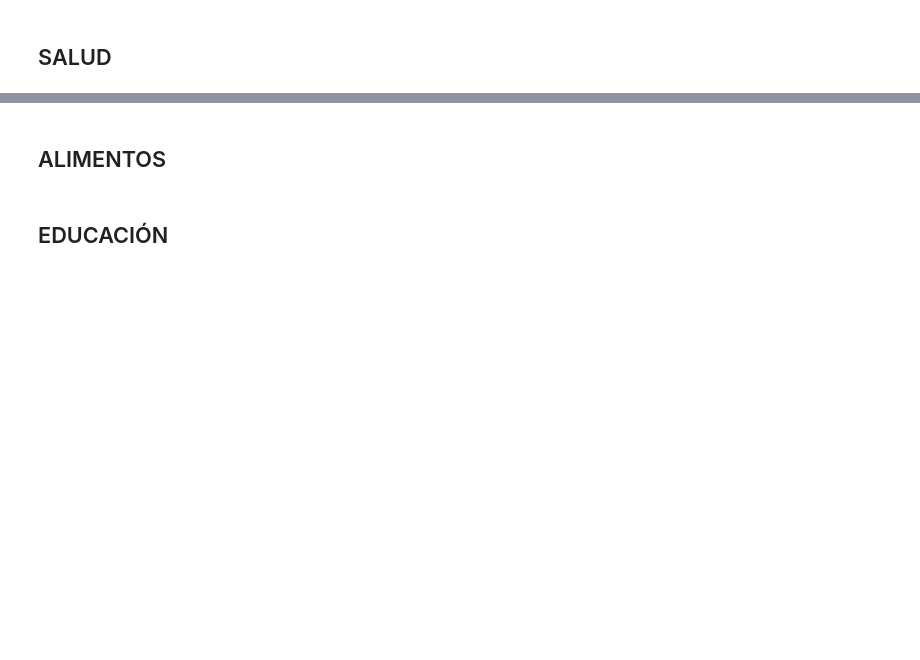
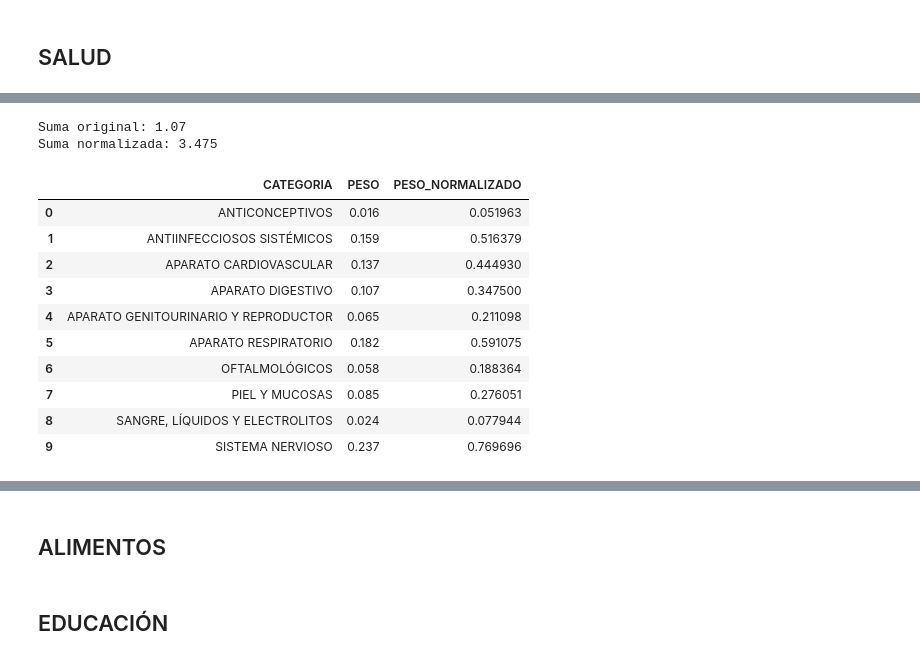
Before and after one commit to jhersoncueva/PEU_INEI_Proyecto_Integrador_IPC, a Jupyter notebook: ipc-webscraping/merge_base100.ipynb, the cells around one changed output, grey strips where cells are left out. Drawn from its saved outputs; the diff is of its cells as text; code cells hidden in the pictures; blank space fills up the shorter version.

```diff
--- a/ipc-webscraping/merge_base100.ipynb
+++ b/ipc-webscraping/merge_base100.ipynb
@@ -55,0 +8,15 @@ vector_final.plot()
+# %%
+dir_input = Path("data/base100/")
+ipc_file = dir_input / "base_salud.xlsx"
+
+PESO_TOTAL = 3.475   # Peso total oficial de la división Salud
+# %%
+df_ipc = pd.read_excel(ipc_file)
+df_ipc.columns = df_ipc.columns.str.upper()
+
+# Lista de categorías tal como aparecen en el archivo
+categorias = df_ipc["CATEGORIA"].tolist()
+
+print("Categorías detectadas:")
+for i, c in enumerate(categorias):
+    print(i + 1, c)
@@ -55,0 +48,31 @@ vector_final.plot()
+# %%
+# NORMALIZACIÓN (1ra normalización)
+suma_original = sum(pesos_manual)
+factor = PESO_TOTAL / suma_original
+pesos_norm = [p * factor for p in pesos_manual]
+
+print("\nSuma original:", suma_original)
+print("Suma normalizada:", sum(pesos_norm))
+
+# Mostrar tabla de pesos normalizados
+df_pesos = pd.DataFrame({
+    "CATEGORIA": categorias,
+    "PESO": pesos_manual,
+    "PESO_NORMALIZADO": pesos_norm
+})
+
+display(df_pesos)
+# %% [output]
+Suma original: 1.07
+Suma normalizada: 3.475
+|  | CATEGORIA | PESO | PESO_NORMALIZADO |
+| 0 | ANTICONCEPTIVOS | 0.016 | 0.051963 |
+| 1 | ANTIINFECCIOSOS SISTÉMICOS | 0.159 | 0.516379 |
+| 2 | APARATO CARDIOVASCULAR | 0.137 | 0.444930 |
+| 3 | APARATO DIGESTIVO | 0.107 | 0.347500 |
+| 4 | APARATO GENITOURINARIO Y REPRODUCTOR | 0.065 | 0.211098 |
+| 5 | APARATO RESPIRATORIO | 0.182 | 0.591075 |
+| 6 | OFTALMOLÓGICOS | 0.058 | 0.188364 |
+| 7 | PIEL Y MUCOSAS | 0.085 | 0.276051 |
+| 8 | SANGRE, LÍQUIDOS Y ELECTROLITOS | 0.024 | 0.077944 |
+| 9 | SISTEMA NERVIOSO | 0.237 | 0.769696 |
```
Also changed, not shown: parts of 9 cells of this notebook, 3 other files.
